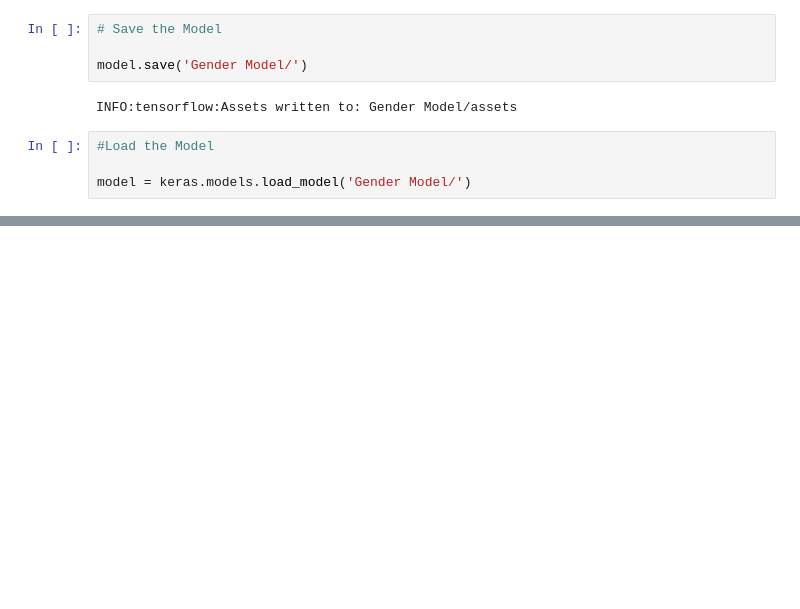
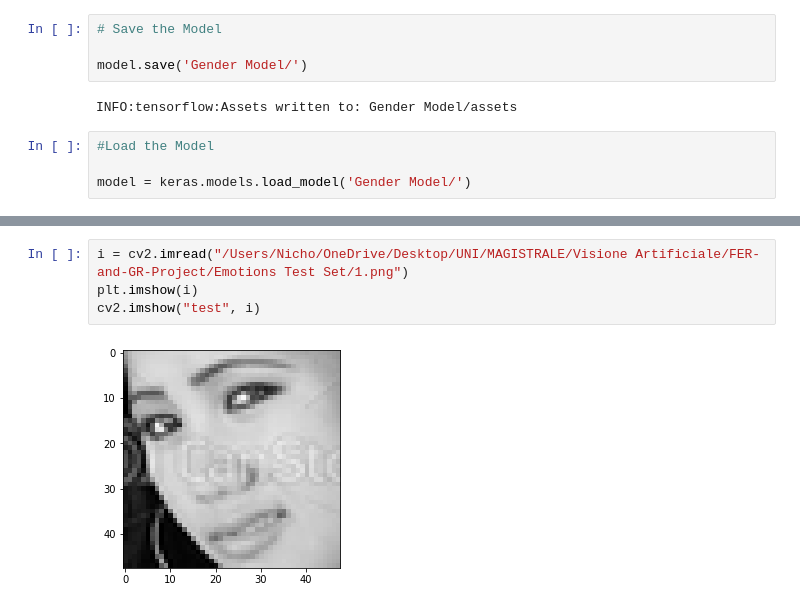
Before and after one commit to Piccio98/FER-and-GR-Project, a Jupyter notebook: Gender Training.ipynb, the cells around one changed output, grey strips where cells are left out. Saved outputs shown, nothing was run; the diff lists cells and outputs as text; blank space fills up the shorter version.

```diff
--- a/Gender Training.ipynb
+++ b/Gender Training.ipynb
@@ -226,0 +247,6 @@ cv2.destroyAllWindows()
+# %%
+i = cv2.imread("/Users/Nicho/OneDrive/Desktop/UNI/MAGISTRALE/Visione Artificiale/FER-and-GR-Project/Emotions Test Set/1.png")
+plt.imshow(i)
+cv2.imshow("test", i)
+# %% [output]
+[figure, added]
```
Also changed, not shown: parts of 2 cells of this notebook.
